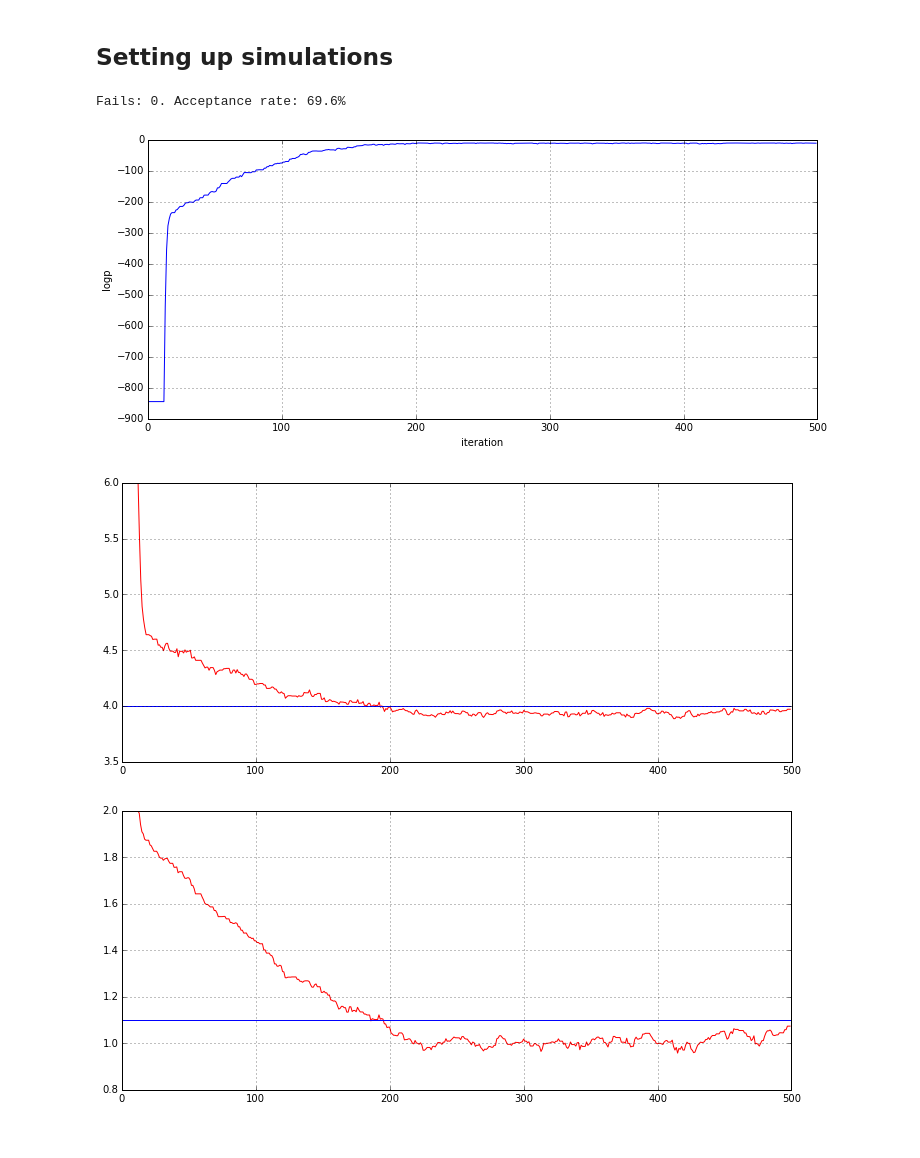
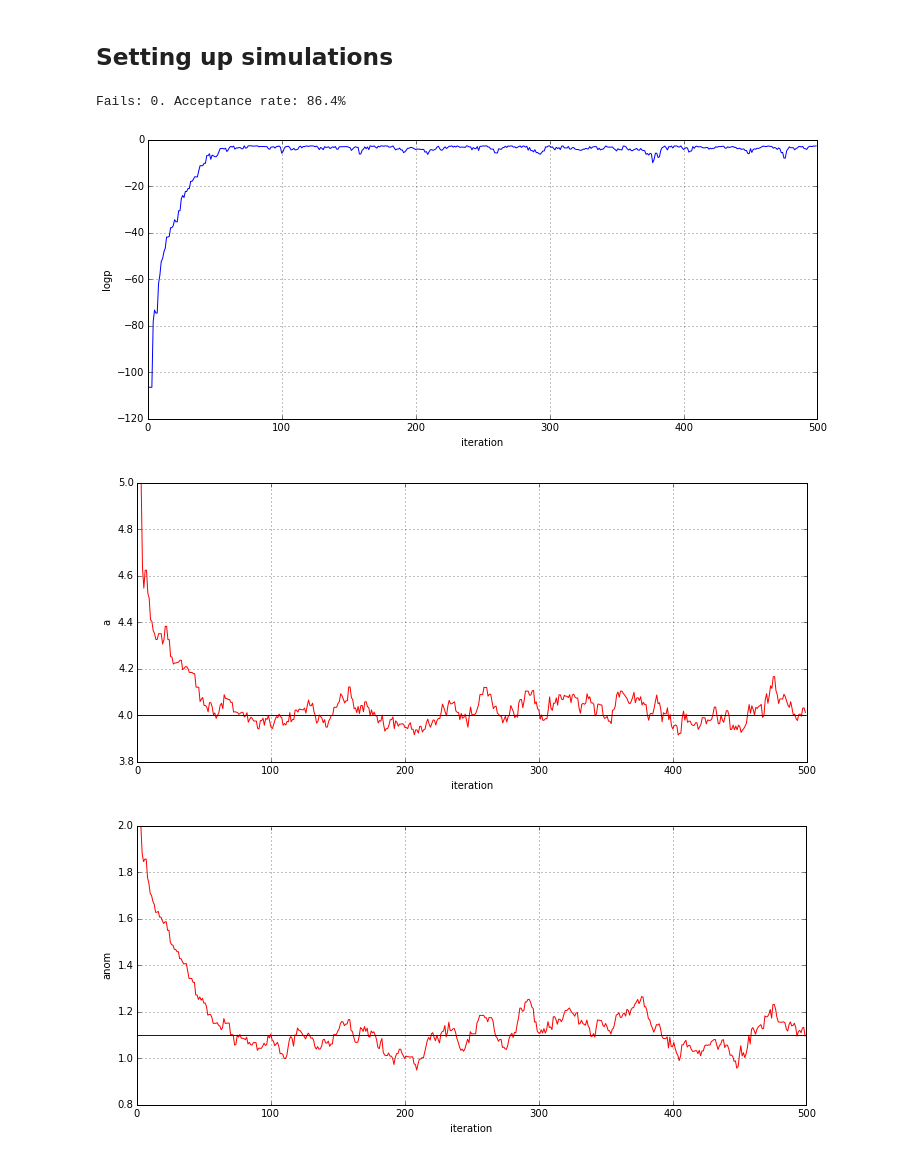
Before and after one commit to toni88x/rebound, a Jupyter notebook: python_examples/LangevinMCMC-2nd-logp-proposal.ipynb, the cells around one changed output. Drawn from its saved outputs; the diff is of its cells as text; code cells hidden in the pictures.

Commit message:
names ok

```diff
--- a/python_examples/LangevinMCMC-2nd-logp-proposal.ipynb
+++ b/python_examples/LangevinMCMC-2nd-logp-proposal.ipynb
@@ -188,7 +198,6 @@ def mcmc(theta,N_steps):
     N_param = len(theta)
     theta = np.array(theta)
     errs = np.zeros(N_steps)
-    debug = np.zeros(N_steps)
     chain = np.zeros((N_steps,N_param))
     first = 1
     failcount = 0
@@ -212,58 +221,60 @@ def mcmc(theta,N_steps):
 
         q_ts_t = stats.multivariate_normal.logpdf(thetastar,mean=mu, cov=epsilon**2*Ginv)
         q_t_ts = stats.multivariate_normal.logpdf(theta,mean=mustar, cov=epsilon**2*Ginvstar)
-        #print mu
+        #print thetastar
         #print mustar
-        #print q_ts_t, q_t_ts
+        #print logpstar, logp, q_t_ts, q_ts_t
+        #print logpstar- logp, q_t_ts- q_ts_t
+
         #q_ts_t = 1.
         #q_t_ts = 1.
         try:
-            debug[i] = logpstar-logp+q_t_ts-q_ts_t
+            pass
         except:
             failcount += 1
             pass
         else:
             z = np.random.uniform()
             #print i, np.exp(logpstar-logp+q_t_ts-q_ts_t), np.exp(logpstar-logp), z, min(1.,np.exp(logpstar-logp+q_t_ts-q_ts_t)) > z
             if min(1.,np.exp(logpstar-logp+q_t_ts-q_ts_t)) > z:
                 accepted += 1
-                theta = thetastar
-                logp = logpstar
-                #print logp
-                gradient = gradientstar
-                hessian = hessianstar
-                G = Gstar
-                Ginv = Ginvstar
-                Ginvsqrt = Ginvsqrtstar
-                mu = mustar
+                theta    = thetastar.copy()
+                logp     = logpstar
+                gradient = gradientstar.copy()
+                hessian  = hessianstar.copy()
+                G        = Gstar.copy()
+                Ginv     = Ginvstar.copy()
+                Ginvsqrt = Ginvsqrtstar.copy()
+                mu       = mustar.copy()
         chain[i] = theta
         errs[i] = logp
 
     print "Fails: %d. Acceptance rate: %.1f%%" % (failcount, float(accepted)/float(N_steps)*100.)
-    return errs, chain, debug
+    return errs, chain
 
 
 N_steps                  = 500
 epsilon                  = 0.75
-alpha                    = .01
-theta_real               = [4.,1.1]
-generateObs(theta_real)
-errs, chain, debug       = mcmc([6.,2.],N_steps)
+alpha                    = 10.1         # Softabs alpha
+theta_names              = ["a", "anom"]
+generateObs([4., 1.1],data_N=10)
+errs, chain              = mcmc([5.,2.],N_steps)
 
 fig1 = plt.figure(figsize=(12,5))
 plt.xlabel("iteration"); plt.ylabel("logp");
 plt.plot(range(N_steps), errs, color="b");
 plt.grid()
 for i in range(N_param):
     fig1 = plt.figure(figsize=(12,5))
+    plt.xlabel("iteration"); plt.ylabel(theta_names[i]);
     plt.plot(range(N_steps), chain[:,i], color="r");
-    plt.plot([0,N_steps-1], [theta_real[i],theta_real[i]], color="b");
+    plt.plot([0,N_steps-1], [data_theta[i],data_theta[i]], color="b");
     plt.grid()
 # %% [output]
-Fails: 0. Acceptance rate: 69.6%
+Fails: 0. Acceptance rate: 86.4%
-[figure, old version]
+[figure, new version]
-[figure, old version]
+[figure, new version]
-[figure, old version]
+[figure, new version]
 # %%
 def widgetplot(ind):
     fig1 = plt.figure(figsize=(12,5))
```
Also changed, not shown: parts of 4 cells of this notebook.
